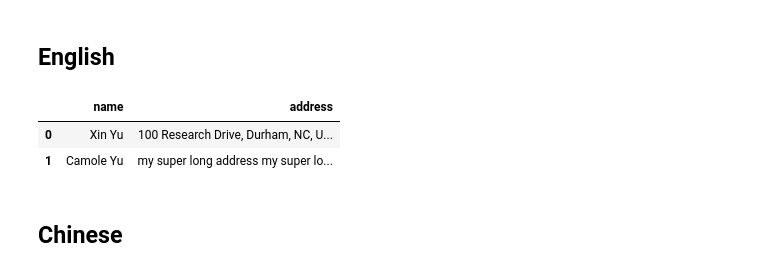
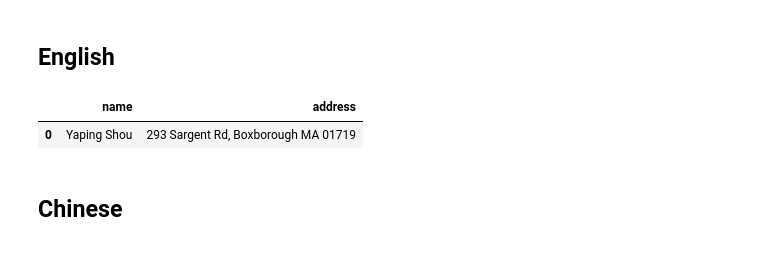
Before and after one commit to xinyu-dev/general-image-processing, a Jupyter notebook: new-year-card/new-year-card-back.ipynb, the cells around one changed output. Cells and saved outputs as stored; diff of their text form; code cells hidden in the pictures.

```diff
--- a/new-year-card/new-year-card-back.ipynb
+++ b/new-year-card/new-year-card-back.ipynb
@@ -124,13 +124,12 @@ When using different fonts, adjust `max_w` in `writeSingleLine()` function, and
 # %%
 # load data
 #df = pd.read_excel('data/template.xlsx', sheet_name='Sheet1')
-df = pd.read_excel('example/template-usa.xlsx', sheet_name='Sheet1')
+df = pd.read_excel('cas-data/additions-20210203.xlsx', sheet_name='Sheet1')
 df.columns=['name', 'address']
 df
 # %% [output]
 |  | name | address |
-| 0 | Xin Yu | 100 Research Drive, Durham, NC, U... |
-| 1 | Camole Yu | my super long address my super lo... |
+| 0 | Yaping Shou | 293 Sargent Rd, Boxborough MA 01719 |
 # %%
 font = 'fonts/YangRenDongZhuShiTi-Light-2.ttf'
 
```
Also changed, not shown: parts of 1 cell of this notebook.
